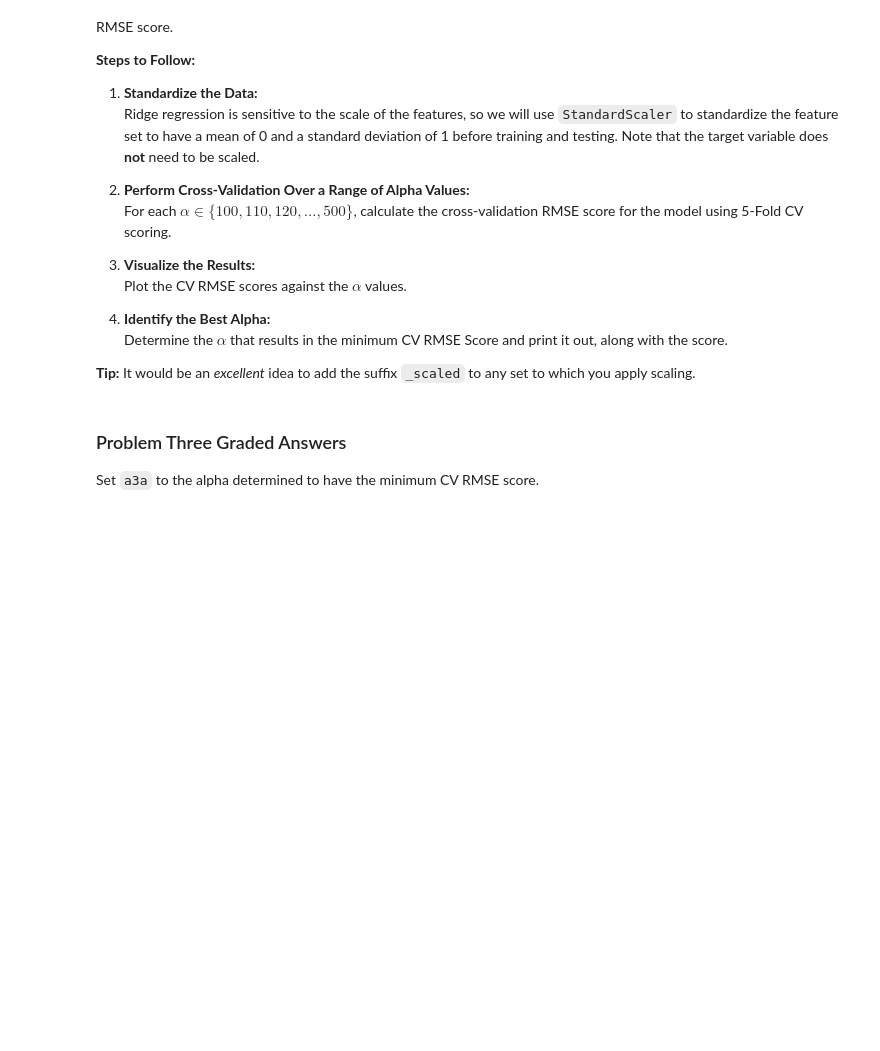
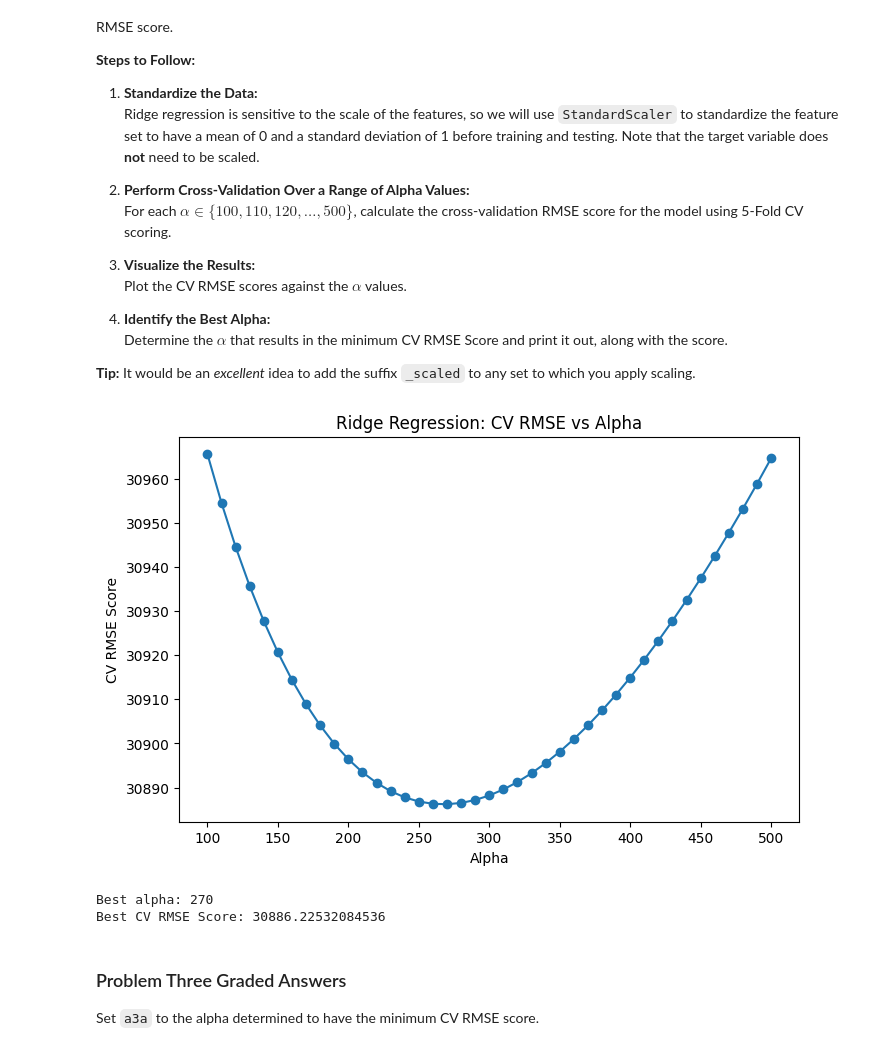
Before and after one commit to luanbui/Module-3-Assignments, a Jupyter notebook: Homework_05.ipynb, the cells around one changed output. Saved outputs shown, nothing was run; the diff lists cells and outputs as text; code cells hidden in the pictures; blank space fills up the shorter version.

```diff
--- a/Homework_05.ipynb
+++ b/Homework_05.ipynb
@@ -401,3 +443,35 @@ This introduces another instance of the model selection problem: we must determi
+# %%
+# Standardize the features
+scaler = StandardScaler()
+X_scaled = scaler.fit_transform(X_train)  # X is your feature DataFrame
+
+alphas = np.arange(100, 501, 10)
+cv_rmse_scores = []
+
+for alpha in alphas:
+    ridge_model = Ridge(alpha=alpha)
+    scores = cross_val_score(ridge_model, X_scaled, y_train, cv=5, scoring='neg_root_mean_squared_error')
+    cv_rmse_scores.append(-scores.mean())
+
+# Plot the results
+plt.figure(figsize=(8, 5))
+plt.plot(alphas, cv_rmse_scores, marker='o')
+plt.xlabel('Alpha')
+plt.ylabel('CV RMSE Score')
+plt.title('Ridge Regression: CV RMSE vs Alpha')
+plt.show()
+
+# Identify the best alpha and score
+best_idx = np.argmin(cv_rmse_scores)
+best_alpha = alphas[best_idx]
+best_cv_rmse = cv_rmse_scores[best_idx]
+
+print("Best alpha:", best_alpha)
+print("Best CV RMSE Score:", best_cv_rmse)
+# %% [output]
+[figure, added]
+Best alpha: 270
+Best CV RMSE Score: 30886.22532084536
 # %% [markdown]
 ### Problem Three Graded Answers
 
```
Also changed, not shown: parts of 20 cells of this notebook.
